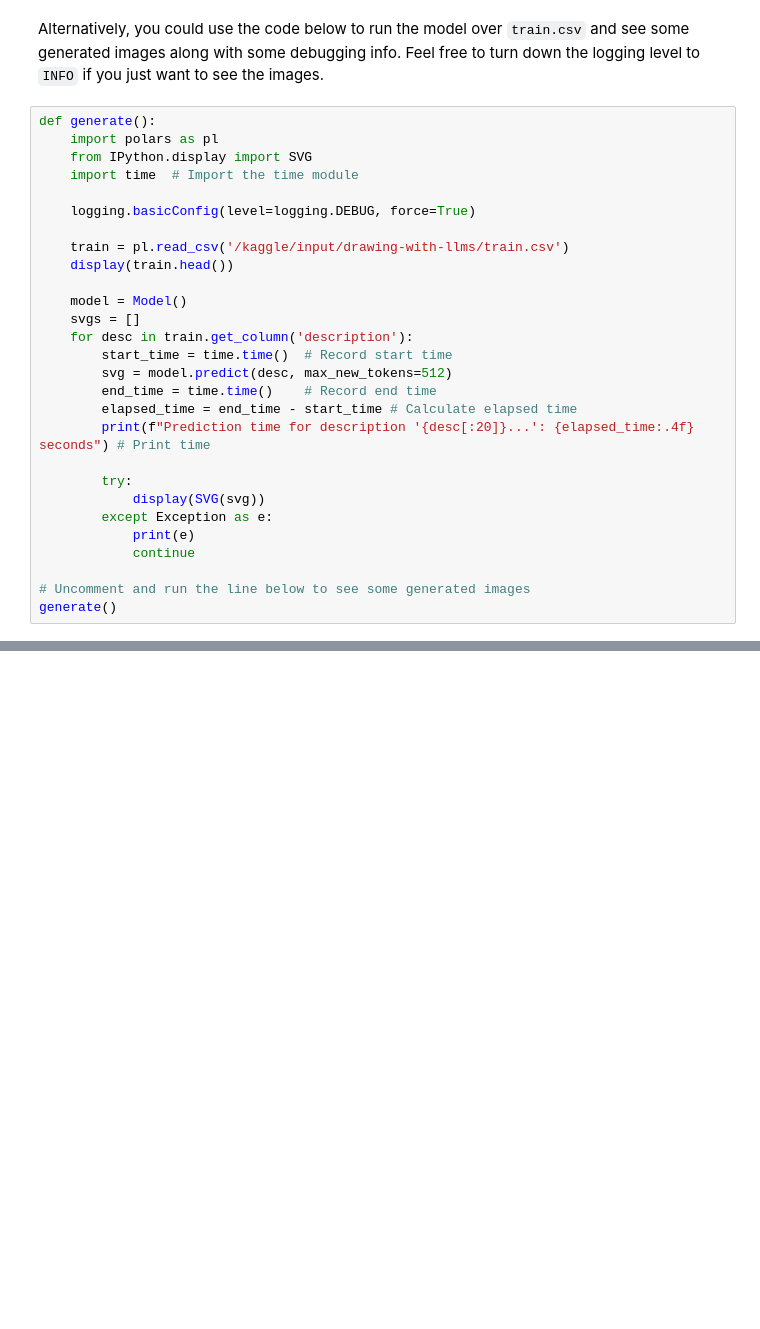
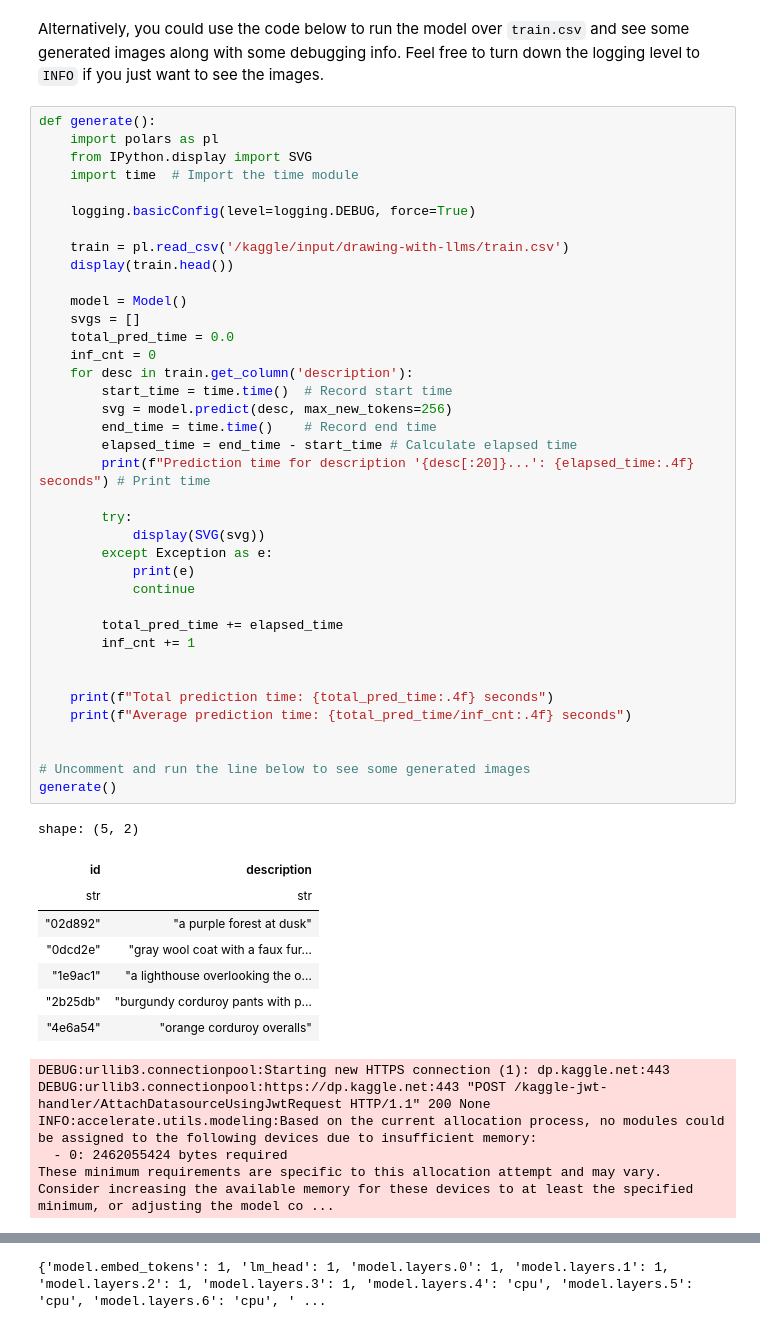
Before and after one commit to nicewang/bitmap2svg, a Jupyter notebook: nice/submit_draft/gemma3_12b_it.ipynb, the cells around one changed output, grey strips where cells are left out. Saved outputs shown, nothing was run; the diff lists cells and outputs as text; blank space fills up the shorter version.

Commit message:
Kaggle Notebook | Drawing with LLMs -  Gemma 3 | Version 1

```diff
--- a/nice/submit_draft/gemma3_12b_it.ipynb
+++ b/nice/submit_draft/gemma3_12b_it.ipynb
@@ -504,28 +337,52 @@ Alternatively, you could use the code below to run the model over `train.csv` an
 # %%
 def generate():
     import polars as pl
     from IPython.display import SVG
     import time  # Import the time module
 
     logging.basicConfig(level=logging.DEBUG, force=True)
 
     train = pl.read_csv('/kaggle/input/drawing-with-llms/train.csv')
     display(train.head())
 
     model = Model()
     svgs = []
+    total_pred_time = 0.0
+    inf_cnt = 0
     for desc in train.get_column('description'):
         start_time = time.time()  # Record start time
-        svg = model.predict(desc, max_new_tokens=512)
+        svg = model.predict(desc, max_new_tokens=256)
         end_time = time.time()    # Record end time
         elapsed_time = end_time - start_time # Calculate elapsed time
         print(f"Prediction time for description '{desc[:20]}...': {elapsed_time:.4f} seconds") # Print time
 
         try:
             display(SVG(svg))
         except Exception as e:
             print(e)
             continue
 
+        total_pred_time += elapsed_time
+        inf_cnt += 1
+
+
+    print(f"Total prediction time: {total_pred_time:.4f} seconds")
+    print(f"Average prediction time: {total_pred_time/inf_cnt:.4f} seconds")
+
+
 # Uncomment and run the line below to see some generated images
 generate()
+# %% [output]
+shape: (5, 2)
+| id | description |
+| str | str |
+| "02d892" | "a purple forest at dusk" |
+| "0dcd2e" | "gray wool coat with a faux fur… |
+| "1e9ac1" | "a lighthouse overlooking the o… |
+| "2b25db" | "burgundy corduroy pants with p… |
+| "4e6a54" | "orange corduroy overalls" |
+DEBUG:urllib3.connectionpool:Starting new HTTPS connection (1): dp.kaggle.net:443
+DEBUG:urllib3.connectionpool:https://dp.kaggle.net:443 "POST /kaggle-jwt-handler/AttachDatasourceUsingJwtRequest HTTP/1.1" 200 None
+INFO:accelerate.utils.modeling:Based on the current allocation process, no modules could be assigned to the following devices due to insufficient memory:
+  - 0: 2462055424 bytes required
+These minimum requirements are specific to this allocation attempt and may vary. Consider increasing the available memory for these devices to at least the specified minimum, or adjusting the model co ...
@@ -531,0 +390 @@ generate()
+{'model.embed_tokens': 1, 'lm_head': 1, 'model.layers.0': 1, 'model.layers.1': 1, 'model.layers.2': 1, 'model.layers.3': 1, 'model.layers.4': 'cpu', 'model.layers.5': 'cpu', 'model.layers.6': 'cpu', ' ...
```
Also changed, not shown: parts of 10 cells of this notebook.
